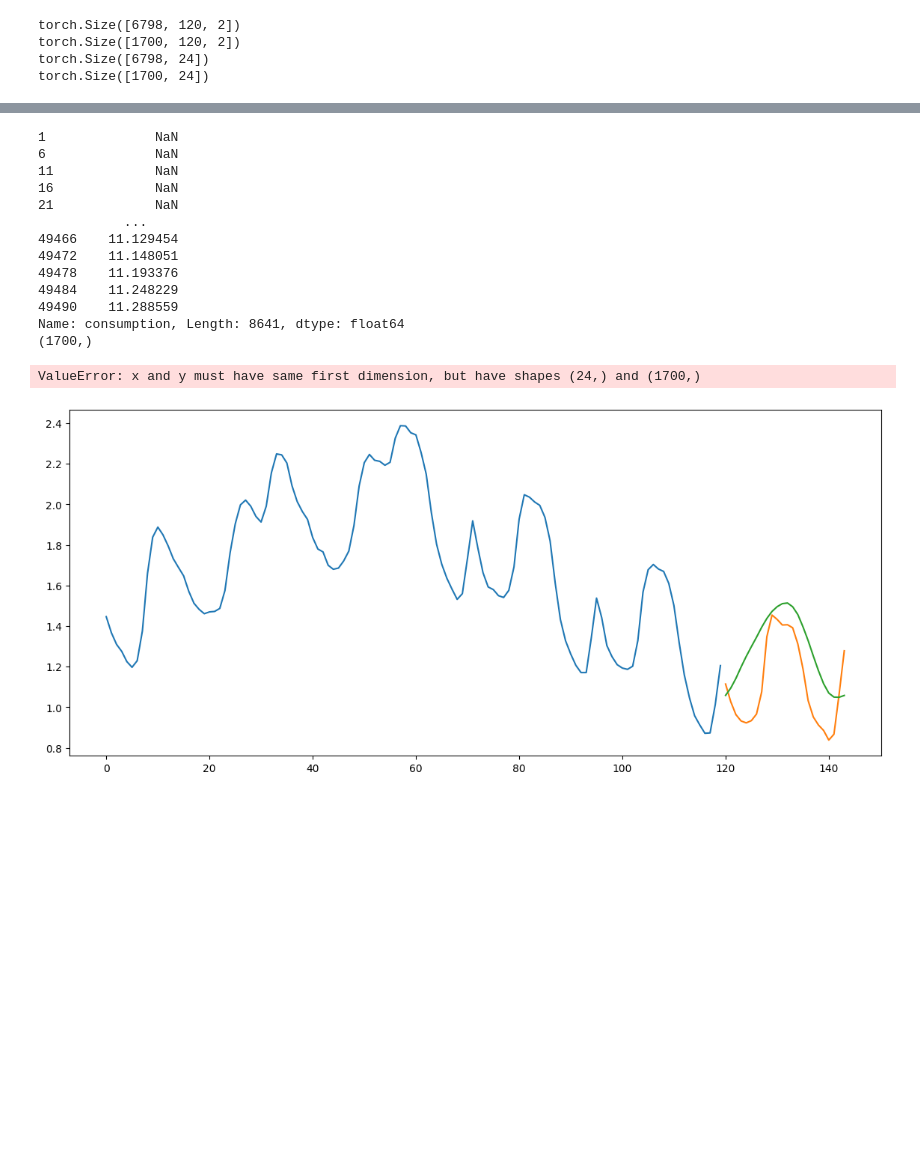
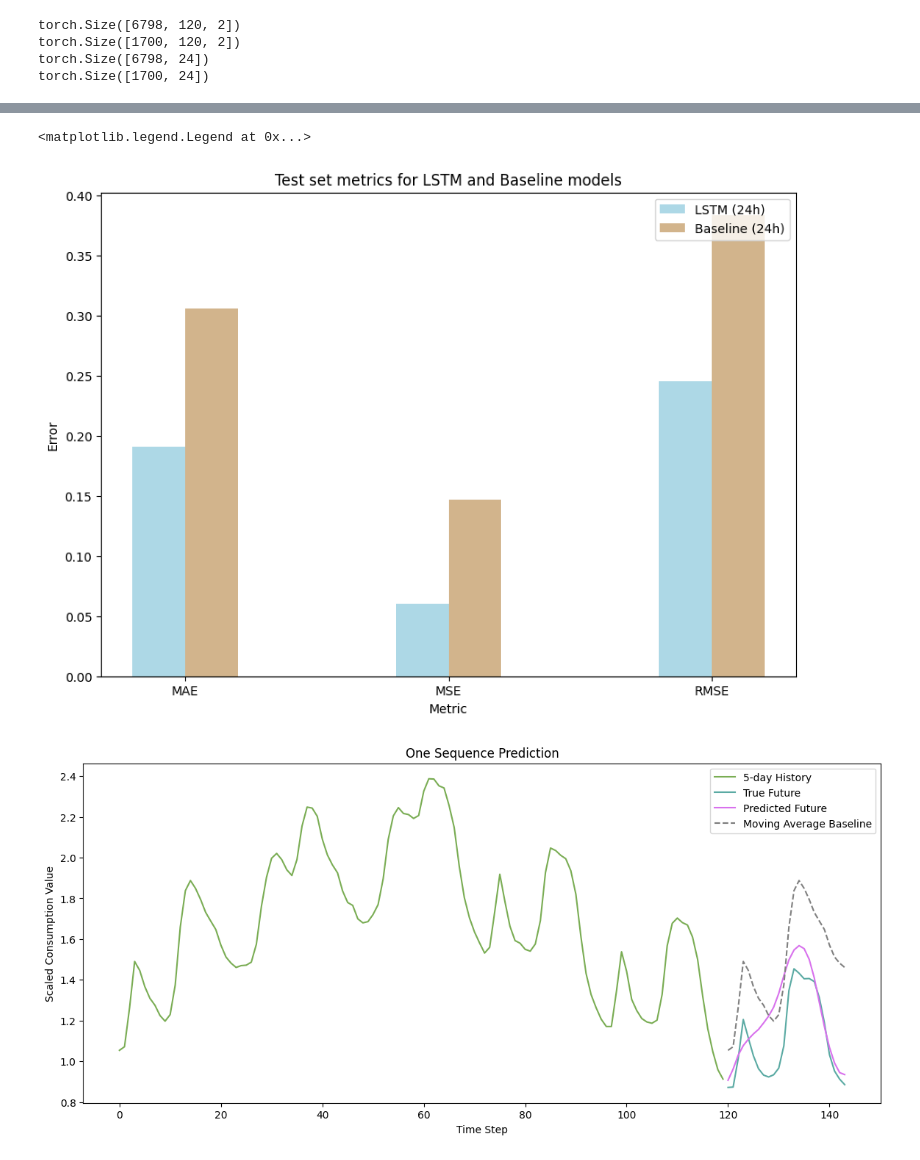
Before and after one commit to andershc/Consumption-LSTM, a Jupyter notebook: ANEO-LSTM.ipynb, the cells around one changed output, grey strips where cells are left out. Saved outputs shown, nothing was run; the diff lists cells and outputs as text; code cells hidden in the pictures; blank space fills up the shorter version.

Commit message:
Added models

```diff
--- a/ANEO-LSTM.ipynb
+++ b/ANEO-LSTM.ipynb
@@ -169,11 +179,14 @@ print(predicted_consumption)
 # %%
 import matplotlib.dates as mdates
 from datetime import datetime, timedelta
+
+X_test_seq = X_test_seq.to(device)
 
 # Make predictions on the test set
 model.eval()
 with torch.no_grad():
     y_pred = model(X_test_seq)
+
 
 # Convert predictions and actual values to numpy arrays for calculation
 y_pred_np = y_pred.cpu().numpy()
@@ -300,38 +315,54 @@ Root Mean Squared Error (RMSE): 0.26452139019966125
+# %%
+#MAE, MSE, RMSE, R2
+lstm_values = [mae_lstm, mse_lstm, rmse_lstm]
+baseline_values = [mae_baseline, mse_baseline, rmse_baseline]
+
+labels = ['MAE', 'MSE', 'RMSE']
+bar_width = 0.2
+
+r1 = np.arange(len(labels))
+r2 = [x + bar_width for x in r1]
+
+fig, ax = plt.subplots(figsize=(10, 7))
+
+# Create bars
+plt.bar(r1, lstm_values, width=bar_width, label='LSTM (24h)', color='lightblue')
+plt.bar(r2, baseline_values, width=bar_width, label='Baseline (24h)', color='tan')
+
+# Add some details
+plt.title('Test set metrics for LSTM and Baseline models')
+plt.xlabel('Metric')
+plt.ylabel('Error')
+plt.xticks([r + bar_width*0.5 for r in range(len(labels))], labels)
+plt.legend(loc='upper right')
+# %% [output]
+<matplotlib.legend.Legend at 0x...>
+[figure, added]
 # %%
-sequence_nr = 100
+sequence_nr = 4*24  # 4 days * 24 hours
 
-# Create a rolling mean baseline using rolling() and mean()
-rolling_mean_values = oslo_data['consumption'].rolling(window=24).mean()
-print(rolling_mean_values)
-# Filter to just include the sequence we're interested in
-rolling_mean_values = rolling_mean_values.iloc[train_size:train_size+len(predicted_values)]
-print(rolling_mean_values.shape)
+# Create a rolling mean baseline using rolling() and mean() from the test data filtered to just use the selected sequence
+rolling_mean_values = pd.Series(scaled_data[train_size+sequence_nr:train_size+sequence_nr+pred_length, 0]).rolling(window=1).mean()
 
+# Convert X_test_seq[sequence_nr] to numpy array if it's a tensor on a non-CPU device
+X_test_seq_cpu = X_test_seq[sequence_nr].cpu().numpy()
+
+# Convert y_test_seq[sequence_nr] to numpy array if it's a tensor on a non-CPU device
+y_test_seq_cpu = y_test_seq[sequence_nr].cpu().numpy()
+
+# Convert y_pred[sequence_nr] to numpy array if it's a tensor on a non-CPU device
+y_pred_cpu = y_pred[sequence_nr].cpu().numpy()
 
 # Plot a graph showing the predicted value of one sequence and the actual values for the next 24 hours with the 5-day history
 plt.figure(figsize=(14, 6))
-plt.plot(range(seq_length), X_test_seq[sequence_nr, :, 0], label='5-day History')
-plt.plot(range(seq_length, seq_length+pred_length), y_test_seq[sequence_nr], label='True Future')
-plt.plot(range(seq_length, seq_length+pred_length), y_pred[sequence_nr], label='Predicted Future')
-plt.plot(range(seq_length, seq_length+pred_length), rolling_mean_values, linestyle='--', color='orange', label='Moving Average Baseline')  # add a horizontal line for the moving average baseline
+plt.plot(range(seq_length), X_test_seq_cpu[:, 0], label='5-day History', color='#7AAD54')
+plt.plot(range(seq_length, seq_length+pred_length), y_test_seq_cpu, label='True Future', color='#5AAAA3')
+plt.plot(range(seq_length, seq_length+pred_length), y_pred_cpu, label='Predicted Future', color='#D871ED')
+plt.plot(range(seq_length, seq_length+pred_length), rolling_mean_values, linestyle='--', label='Moving Average Baseline', color='gray')
 plt.legend()
 plt.title('One Sequence Prediction')
 plt.xlabel('Time Step')
 plt.ylabel('Scaled Consumption Value')
 plt.show()
 # %% [output]
-1              NaN
-6              NaN
-11             NaN
-16             NaN
-21             NaN
-           ...
-49466    11.129454
-49472    11.148051
-49478    11.193376
-49484    11.248229
-49490    11.288559
-Name: consumption, Length: 8641, dtype: float64
-(1700,)
-ValueError: x and y must have same first dimension, but have shapes (24,) and (1700,)
-[figure, old version]
+[figure, new version]
```
Also changed, not shown: parts of 10 cells of this notebook, 13 other files.
